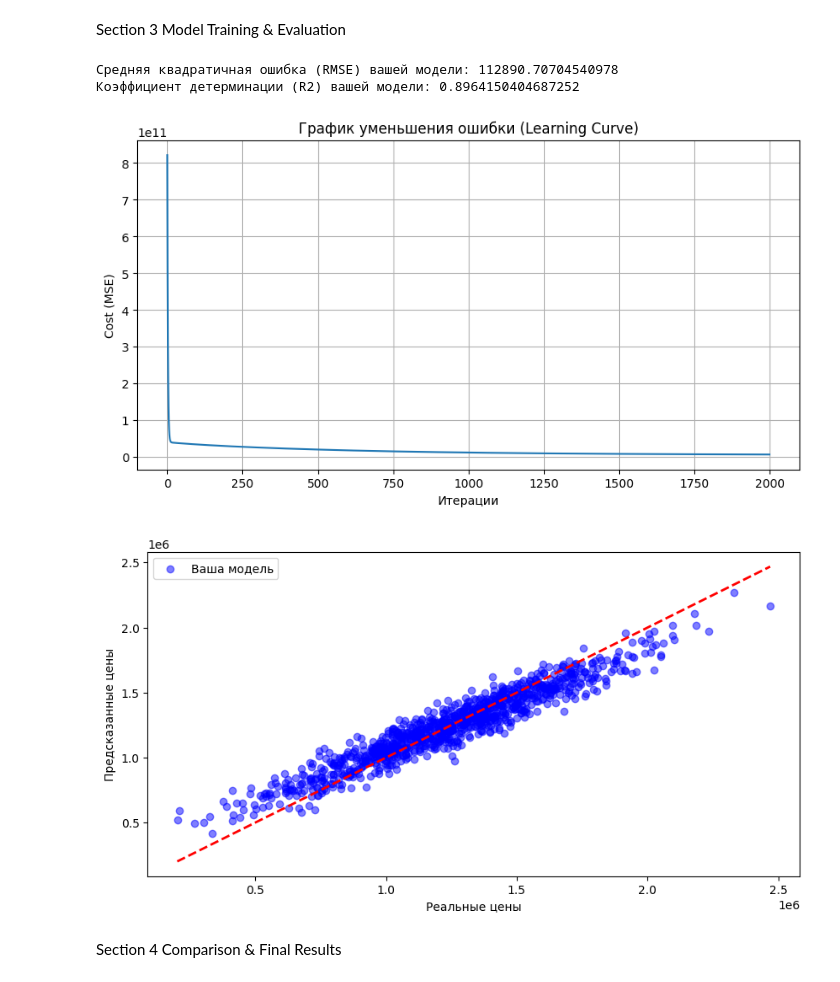
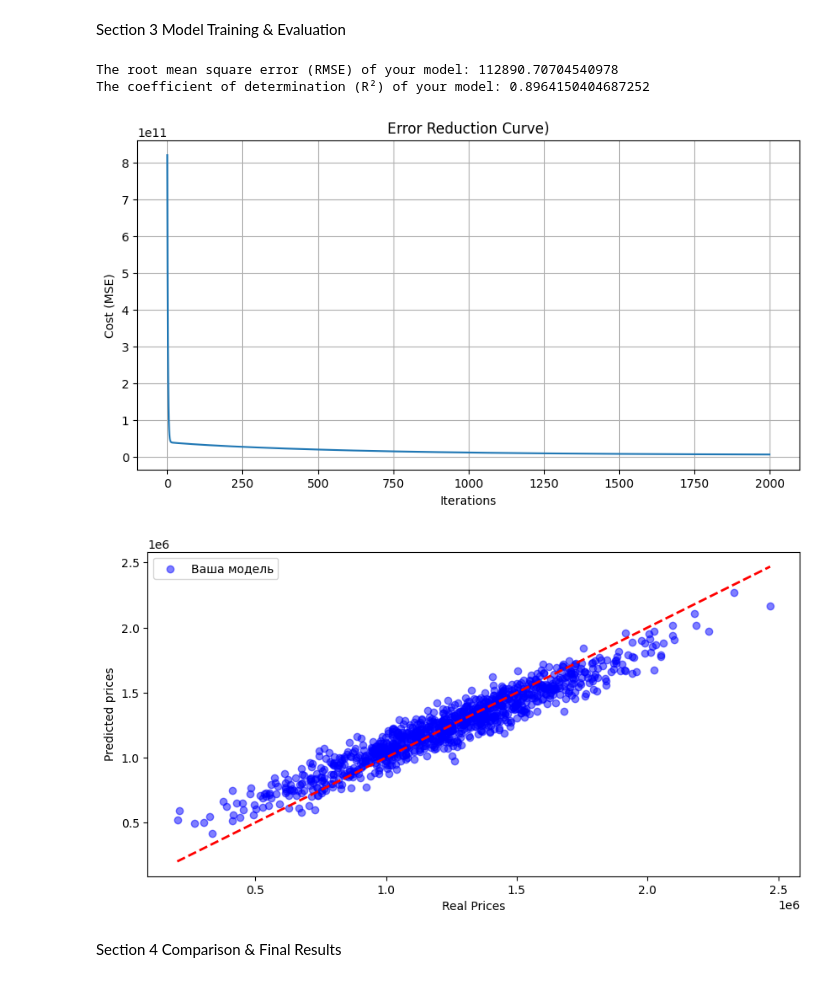
Before and after one commit to JenyaSW19/House-Price-Prediction-ML, a Jupyter notebook: ML_Project_House_Prices_Group7.ipynb, the cells around one changed output. Saved outputs shown, nothing was run; the diff lists cells and outputs as text; code cells hidden in the pictures.

```diff
--- a/ML_Project_House_Prices_Group7.ipynb
+++ b/ML_Project_House_Prices_Group7.ipynb
@@ -119,46 +118,46 @@ Section 3 Model Training & Evaluation
 # %%
 from sklearn.model_selection import train_test_split
 from sklearn.linear_model import LinearRegression
 from sklearn import metrics
 import matplotlib.pyplot as plt
 
-# 1. Разделяем данные на тренировочные и тестовые
+# 1. We split the data into training and test sets
 X_train_split, X_test_split, y_train_split, y_test_split = train_test_split(X_train, y_train, test_size=0.2, random_state=42)
 
-# 2. Обучаем стандартную модель Sklearn для сравнения
+# 2. We train a standard Sklearn model for comparison
 sklearn_model = LinearRegression()
 sklearn_model.fit(X_train_split, y_train_split)
 y_pred_sklearn = sklearn_model.predict(X_test_split)
 
-# 3. Делаем предсказание вашей моделью (используем веса Жени)
+# 3. Let's make a prediction using your model (using Zhenya's weights)
 y_pred_your_model = np.dot(X_test_split, weights) + bias
 
-# 4. Метрики (Сравниваем)
-print("Средняя квадратичная ошибка (RMSE) вашей модели:", np.sqrt(metrics.mean_squared_error(y_test_split, y_pred_your_model)))
-print("Коэффициент детерминации (R2) вашей модели:", metrics.r2_score(y_test_split, y_pred_your_model))
+# 4. Metrics (Comparison)
+print("The root mean square error (RMSE) of your model:", np.sqrt(metrics.mean_squared_error(y_test_split, y_pred_your_model)))
+print("The coefficient of determination (R²) of your model:", metrics.r2_score(y_test_split, y_pred_your_model))
 
-# 5. График обучения (из истории ошибок Жени)
+# 5. Study Schedule (Based on Zhenya's Mistakes)
 plt.figure(figsize=(10, 5))
 plt.plot(history)
-plt.title('График уменьшения ошибки (Learning Curve)')
-plt.xlabel('Итерации')
+plt.title('Error Reduction Curve)')
+plt.xlabel('Iterations')
 plt.ylabel('Cost (MSE)')
 plt.grid(True)
 plt.show()
 
-# 6. График Реальность vs Предсказание
+# 6. Chart: Reality vs. Prediction
 plt.figure(figsize=(10, 5))
 plt.scatter(y_test_split, y_pred_your_model, color='blue', alpha=0.5, label='Ваша модель')
 plt.plot([y_test_split.min(), y_test_split.max()], [y_test_split.min(), y_test_split.max()], 'r--', lw=2)
-plt.xlabel('Реальные цены')
-plt.ylabel('Предсказанные цены')
+plt.xlabel('Real Prices')
+plt.ylabel('Predicted prices')
 plt.legend()
 plt.show()
 # %% [output]
-Средняя квадратичная ошибка (RMSE) вашей модели: 112890.70704540978
-Коэффициент детерминации (R2) вашей модели: 0.8964150404687252
+The root mean square error (RMSE) of your model: 112890.70704540978
+The coefficient of determination (R²) of your model: 0.8964150404687252
-[figure, old version]
+[figure, new version]
-[figure, old version]
+[figure, new version]
 # %% [markdown]
 Section 4 Comparison & Final Results
 # %%
```
Also changed, not shown: parts of 3 cells of this notebook.
